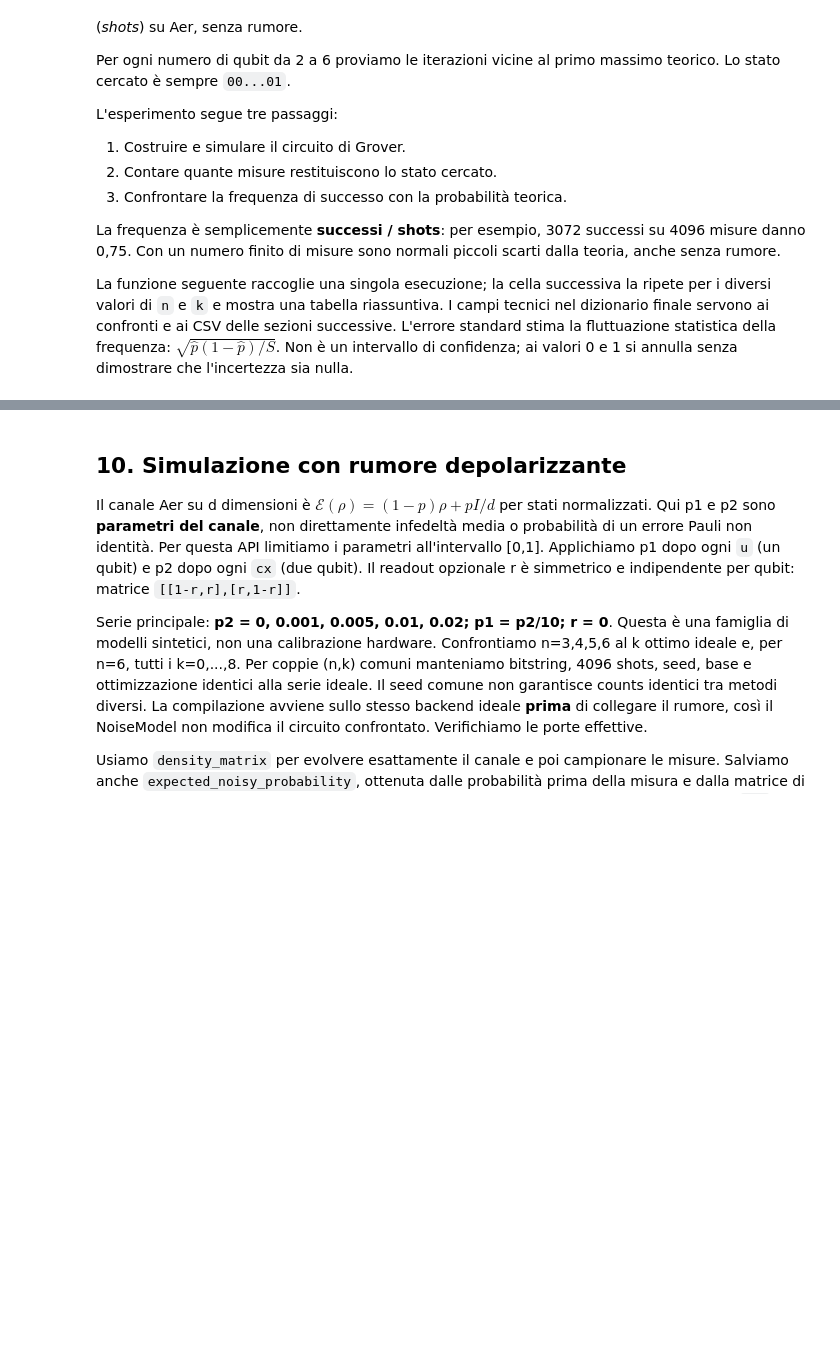
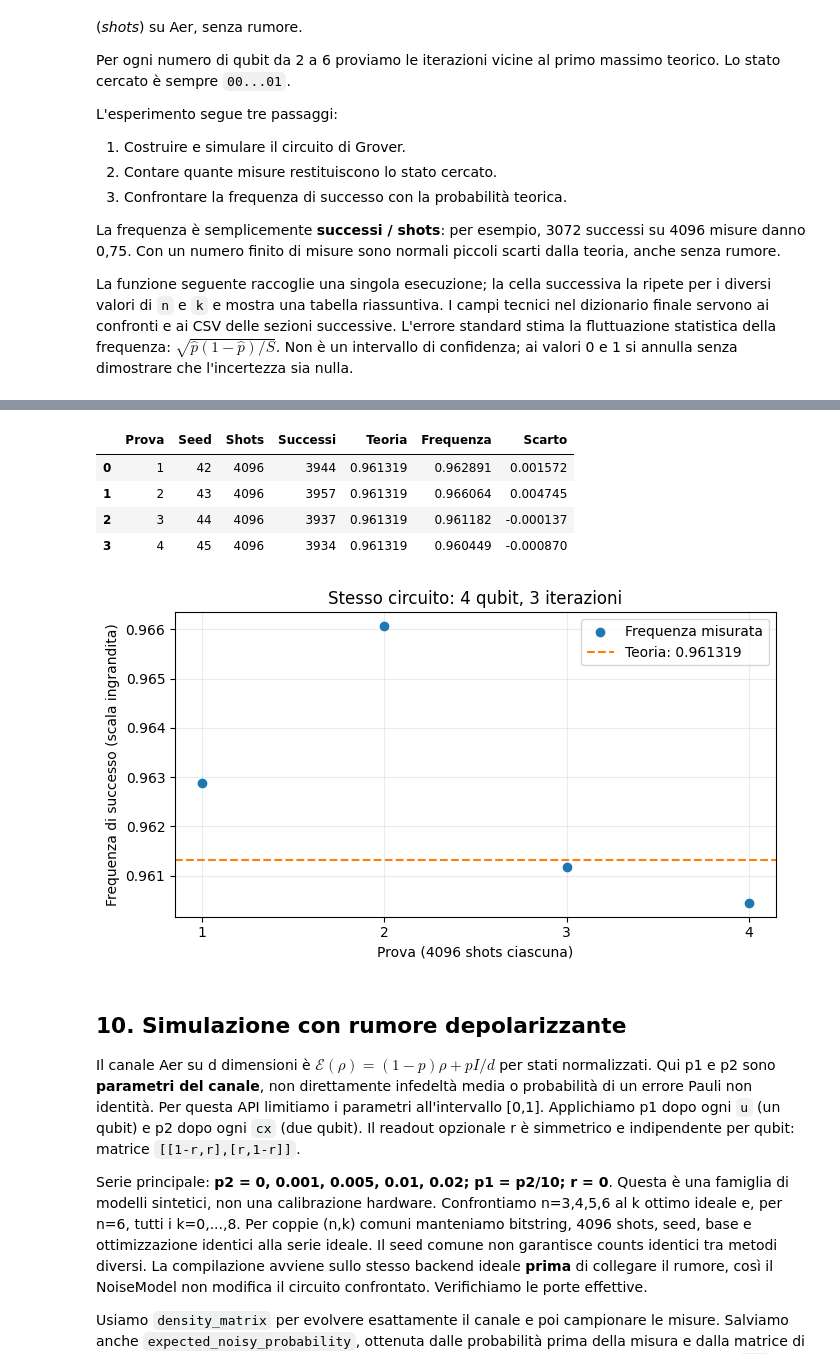
Before and after one commit to Pier2690/QuantumComputing, a Jupyter notebook: Grover.ipynb, the cells around one changed output, grey strips where cells are left out. Saved outputs shown, nothing was run; the diff lists cells and outputs as text; code cells hidden in the pictures; blank space fills up the shorter version.

Commit message:
Update Grover  punto 9

```diff
--- a/Grover.ipynb
+++ b/Grover.ipynb
@@ -563,3 +579,54 @@ Per ogni numero di qubit, osserva la crescita e il calo del successo attorno al
+# %%
+# Un solo circuito: cambiamo soltanto il campione di misure.
+trial_n = 4
+trial_k = 3
+trial_target = "0001"
+trial_shots = 4096
+trial_seeds = [RANDOM_SEED + i for i in range(4)]
+
+trial_backend = make_ideal_backend()
+trial_circuit = build_grover_circuit(trial_n, [trial_target], trial_k)
+trial_compiled = transpile(trial_circuit, trial_backend,
+                           optimization_level=IDEAL_OPTIMIZATION_LEVEL,
+                           seed_transpiler=RANDOM_SEED)
+trial_theory = theoretical_success_probability(2 ** trial_n, 1, trial_k)
+
+trial_rows = []
+for trial, seed in enumerate(trial_seeds, start=1):
+    counts = trial_backend.run(trial_compiled, shots=trial_shots,
+                               seed_simulator=seed).result().get_counts()
+    successes = counts.get(trial_target, 0)
+    frequency = successes / trial_shots
+    trial_rows.append({
+        "Prova": trial, "Seed": seed, "Shots": trial_shots, "Successi": successes,
+        "Teoria": trial_theory, "Frequenza": frequency,
+        "Scarto": frequency - trial_theory,
+    })
+
+repeated_trials_df = pd.DataFrame(trial_rows)
+display(repeated_trials_df.round(6))
+
+fig, ax = plt.subplots(figsize=(7, 4))
+ax.scatter(repeated_trials_df["Prova"], repeated_trials_df["Frequenza"],
+           label="Frequenza misurata", zorder=3)
+ax.axhline(trial_theory, color="tab:orange", linestyle="--",
+           label=f"Teoria: {trial_theory:.6f}")
+ax.set(xticks=repeated_trials_df["Prova"], xlabel="Prova (4096 shots ciascuna)",
+       ylabel="Frequenza di successo (scala ingrandita)",
+       title="Stesso circuito: 4 qubit, 3 iterazioni")
+ax.ticklabel_format(axis="y", style="plain", useOffset=False)
+ax.grid(alpha=0.25)
+ax.legend()
+fig.tight_layout()
+display(fig)
+plt.close(fig)
+# %% [output]
+|  | Prova | Seed | Shots | Successi | Teoria | Frequenza | Scarto |
+| 0 | 1 | 42 | 4096 | 3944 | 0.961319 | 0.962891 | 0.001572 |
+| 1 | 2 | 43 | 4096 | 3957 | 0.961319 | 0.966064 | 0.004745 |
+| 2 | 3 | 44 | 4096 | 3937 | 0.961319 | 0.961182 | -0.000137 |
+| 3 | 4 | 45 | 4096 | 3934 | 0.961319 | 0.960449 | -0.000870 |
+[figure, added]
 # %% [markdown]
 ## 10. Simulazione con rumore depolarizzante
 Il canale Aer su d dimensioni è $\mathcal E(\rho)=(1-p)\rho+pI/d$ per stati normalizzati.
```
Also changed, not shown: parts of 2 cells of this notebook.
